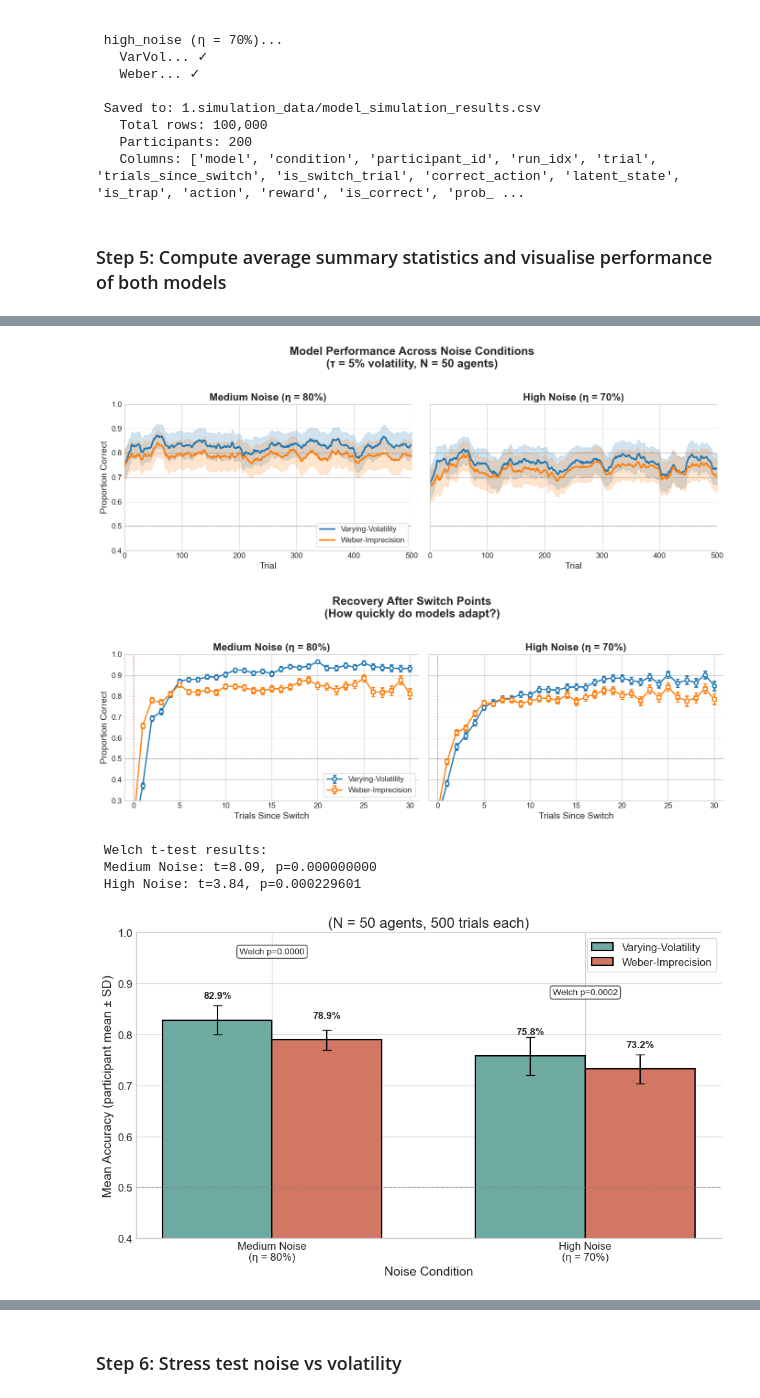
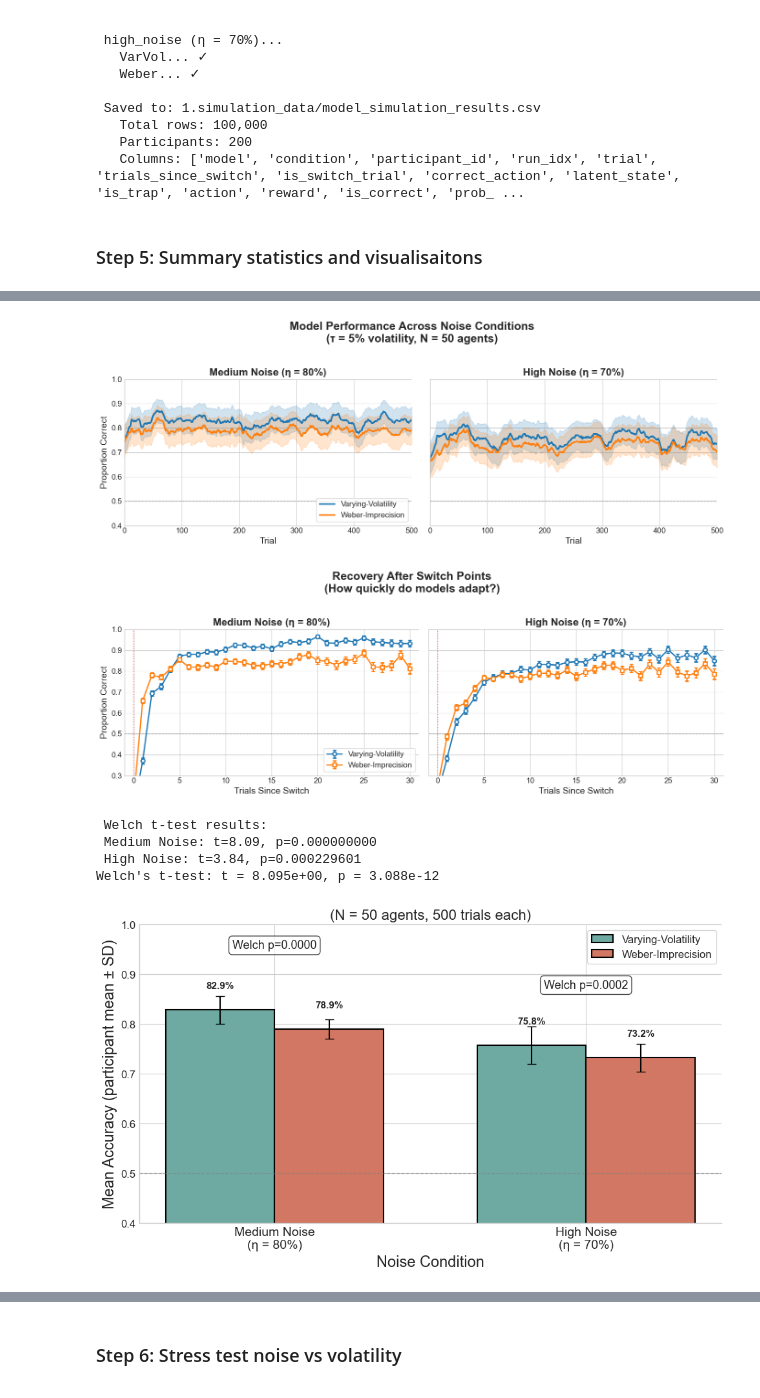
Before and after one commit to sascholle/neural-imprecision-for-volatility, a Jupyter notebook: findling_notebook/notebook_model_simulation.ipynb, the cells around one changed output, grey strips where cells are left out. Cells and saved outputs as stored; diff of their text form; code cells hidden in the pictures.

```diff
--- a/findling_notebook/notebook_model_simulation.ipynb
+++ b/findling_notebook/notebook_model_simulation.ipynb
@@ -862,8 +864,10 @@ print(f"   Columns: {list(df_results.columns)}")
    Participants: 200
    Columns: ['model', 'condition', 'participant_id', 'run_idx', 'trial', 'trials_since_switch', 'is_switch_trial', 'correct_action', 'latent_state', 'is_trap', 'action', 'reward', 'is_correct', 'prob_ ...
 # %% [markdown]
-### Step 5: Compute average summary statistics and visualise performance of both models
+### Step 5: Summary statistics and visualisaitons
 # %%
+from scipy.stats import ttest_ind
+
 # ============================================================
 # QUICK SUMMARY
 # ============================================================
@@ -1133,8 +1137,8 @@ bars2 = ax.bar(
 
 ax.axhline(0.5, color="gray", linestyle="--", alpha=0.5, linewidth=1)
 
-ax.set_ylabel("Mean Accuracy (participant mean ± SD)", fontsize=14)
-ax.set_xlabel("Noise Condition", fontsize=14)
+ax.set_ylabel("Mean Accuracy (participant mean ± SD)", fontsize=17)
+ax.set_xlabel("Noise Condition", fontsize=17)
 ax.set_title(
     f"(N = {N_RUNS} agents, {TRIALS} trials each)",
     fontsize=16,
@@ -1143,7 +1147,7 @@ ax.set_xticks(x)
 ax.set_xticklabels([
     f"Medium Noise\n(η = {int(NOISE_CONDITIONS['medium_noise']*100)}%)",
     f"High Noise\n(η = {int(NOISE_CONDITIONS['high_noise']*100)}%)"
-], fontsize=12)
+], fontsize=14)
 ax.set_ylim(0.4, 1.0)
 ax.legend(loc="upper right", frameon=True, fancybox=True, fontsize=12)
 
@@ -1157,14 +1161,21 @@ def welch_p(cond):
 t_med, p_med = welch_p("medium_noise")
 t_high, p_high = welch_p("high_noise")
 
+# Medium condition's t-test results with e-notation
+vv = participant_acc[(participant_acc["model"] == "VarVol") & (participant_acc["condition"] == "medium_noise")]["is_correct"]
+wb = participant_acc[(participant_acc["model"] == "Weber") & (participant_acc["condition"] == "medium_noise")]["is_correct"]
+stat, p = ttest_ind(vv, wb, equal_var=False)
+
 print(f"\n Welch t-test results:"
       f"\n Medium Noise: t={t_med:.2f}, p={p_med:.9f}"
       f"\n High Noise: t={t_high:.2f}, p={p_high:.9f}")
+# Print results with e-notation
+print(f"Welch's t-test: t = {stat:.3e}, p = {p:.3e}")
 
 # Add p-values above groups
-ax.text(x[0], 0.97, f"Welch p={p_med:.4f}", ha="center", va="top", fontsize=10,
+ax.text(x[0], 0.97, f"Welch p={p_med:.4f}", ha="center", va="top", fontsize=13,
         bbox=dict(boxstyle="round", facecolor="white", alpha=0.7))
-ax.text(x[1], 0.89, f"Welch p={p_high:.4f}", ha="center", va="top", fontsize=10,
+ax.text(x[1], 0.89, f"Welch p={p_high:.4f}", ha="center", va="top", fontsize=13,
         bbox=dict(boxstyle="round", facecolor="white", alpha=0.7))
 
 # Value labels on bars
@@ -1181,31 +1192,32 @@ for bars in [bars1, bars2]:
             fontsize=11,
             fontweight="bold"
         )
 
 plt.tight_layout()
 plt.savefig("result_figures/model_comparison_bars.png", dpi=300, bbox_inches="tight")
 plt.show()
 # %% [output]
 ============================================================
  QUICK SUMMARY
 ============================================================
                      accuracy_mean  accuracy_std  confidence_mean  \
 model  condition
 VarVol high_noise            0.758         0.429              1.0
        medium_noise          0.829         0.377              1.0
 Weber  high_noise            0.732         0.443              1.0
        medium_noise          0.789         0.408              1.0
 
                      n_participants
 model  condition
 ... (29 lines left out)
  MODEL PERFORMANCE BY CONDITION
 ============================================================
 high_noise: VarVol=0.758, Weber=0.732 | Welch t=3.84, p=0.0002, d=0.77
 medium_noise: VarVol=0.829, Weber=0.789 | Welch t=8.09, p=0.0000, d=1.62
 [figure]
 [figure]
  Welch t-test results:
  Medium Noise: t=8.09, p=0.000000000
  High Noise: t=3.84, p=0.000229601
+Welch's t-test: t = 8.095e+00, p = 3.088e-12
-[figure, old version]
+[figure, new version]
```
Also changed, not shown: parts of 35 cells of this notebook, 2 other files.
